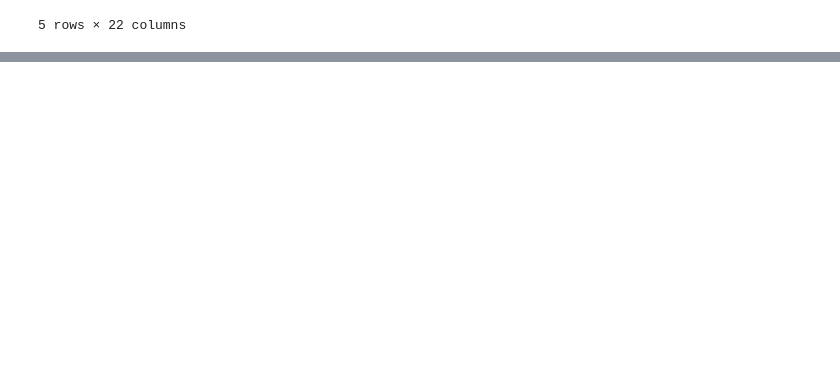
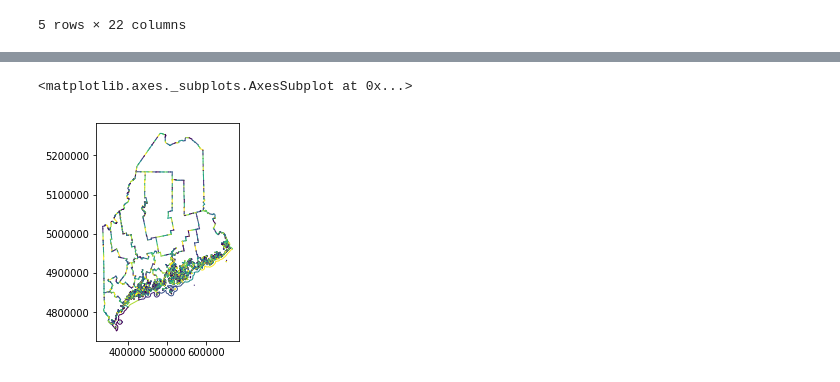
Before and after one commit to kcough/data-studio-projects, a Jupyter notebook: code/marine_protection/marine_protection.ipynb, the cells around one changed output, grey strips where cells are left out. Drawn from its saved outputs; the diff is of its cells as text; code cells hidden in the pictures; blank space fills up the shorter version.

```diff
--- a/code/marine_protection/marine_protection.ipynb
+++ b/code/marine_protection/marine_protection.ipynb
@@ -81,0 +82,5 @@ world.head()
+# %%
+maineshp.plot()
+# %% [output]
+<matplotlib.axes._subplots.AxesSubplot at 0x...>
+[figure, added]
```
Also changed, not shown: parts of 3 cells of this notebook, 5 other files.
